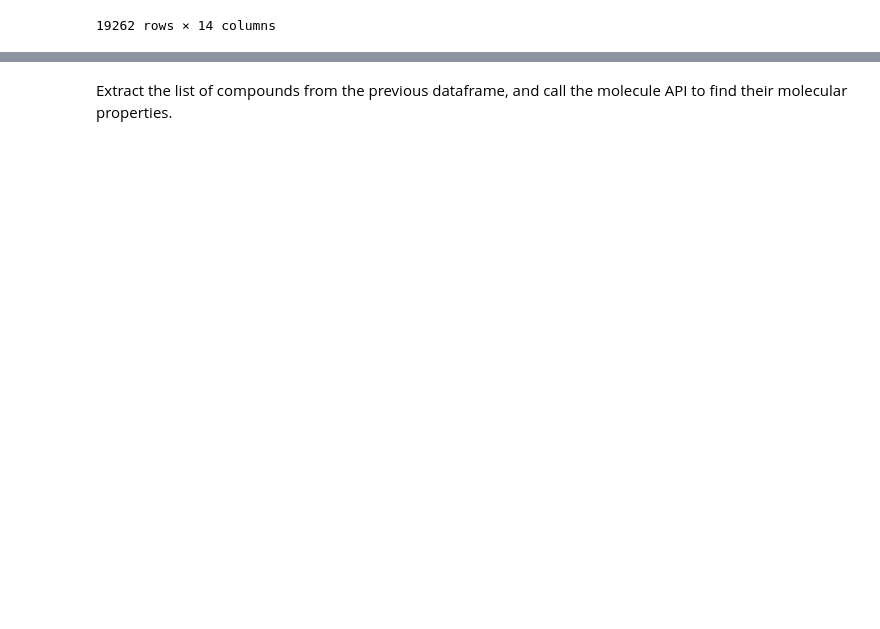
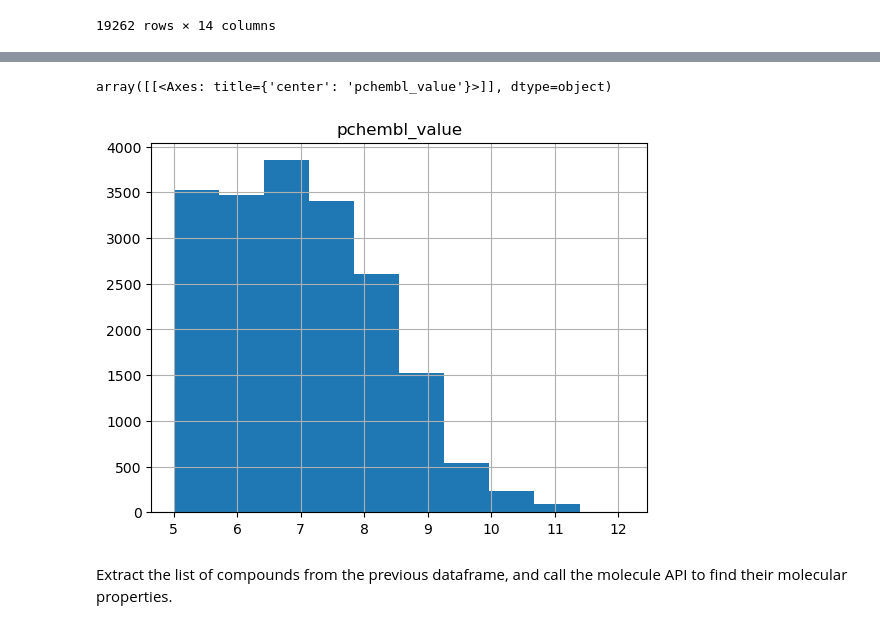
Before and after one commit to Biocomputing-Teaching/Carla-F-TFM, a Jupyter notebook: code/tfm.ipynb, the cells around one changed output, grey strips where cells are left out. Saved outputs shown, nothing was run; the diff lists cells and outputs as text; code cells hidden in the pictures; blank space fills up the shorter version.

```diff
--- a/code/tfm.ipynb
+++ b/code/tfm.ipynb
@@ -223,3 +227,7 @@ act_df
 | 19260 | CHEMBL268 | Homo sapiens | Cathepsin K | CHEMBL5219348 | CHEMBL5219348 | ... |
 | 19261 | CHEMBL268 | Homo sapiens | Cathepsin K | CHEMBL5220975 | CHEMBL5220975 | ... |
 19262 rows × 14 columns
+# %%
+act_df["pchembl_value"] = act_df["pchembl_value"].astype(float)
+act_df.sort_values(by="pchembl_value", ascending=False)
+act_df
@@ -226,2 +248,9 @@ act_df
+# %%
+act_df.hist(column="pchembl_value")
+
+#a partir de 8, sera a la -8 i son les bones. ordenar el dataframe per aquests valors primer.
+# %% [output]
+array([[<Axes: title={'center': 'pchembl_value'}>]], dtype=object)
+[figure, added]
 # %% [markdown]
 Extract the list of compounds from the previous dataframe, and call the molecule API to find their molecular properties.
```
Also changed, not shown: parts of 26 cells of this notebook, 1 other file.
